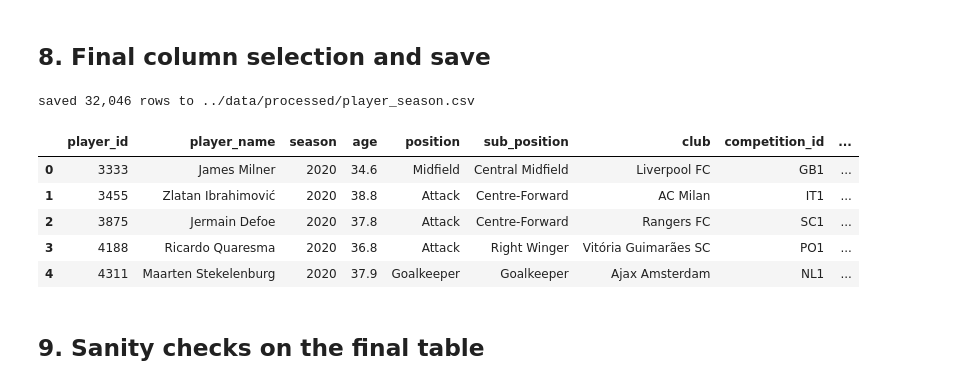
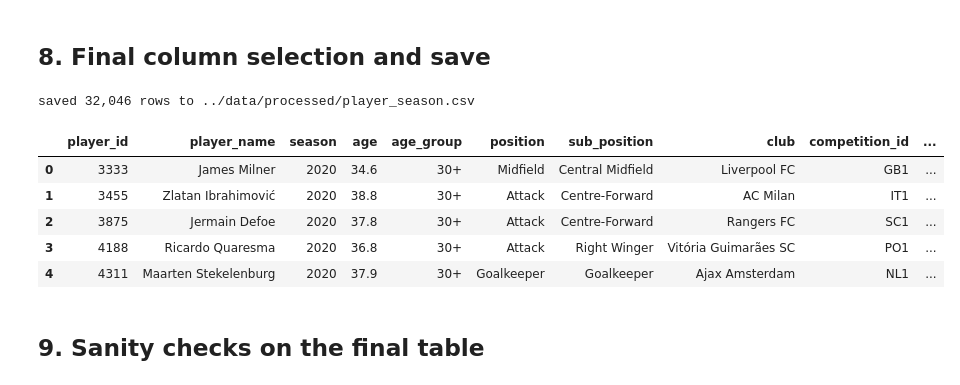
Before and after one commit to niloy-saha-123/DATA400-football-player-market-value-analysis, a Jupyter notebook: notebooks/02_build_player_season.ipynb, the cells around one changed output. Saved outputs shown, nothing was run; the diff lists cells and outputs as text; code cells hidden in the pictures.

Commit message:
feat(data): finalize player-season analytical dataset
Add age_group, goal_contributions, minutes_per_appearance,
market_value_millions, log_market_value; extend validation asserts.

```diff
--- a/notebooks/02_build_player_season.ipynb
+++ b/notebooks/02_build_player_season.ipynb
@@ -383,27 +384,38 @@ fails. Saved to `data/processed/exclusion_summary.csv`.
 # %% [markdown]
 ## 8. Final column selection and save
 # %%
+# Derived variables (raw market_value_in_eur is kept untouched).
+clean["goal_contributions"] = clean["goals"] + clean["assists"]
+clean["minutes_per_appearance"] = clean["total_minutes"] / clean["appearances"]
+clean["market_value_millions"] = clean["market_value_in_eur"] / 1e6
+clean["log_market_value"] = np.log10(clean["market_value_in_eur"])  # log10 EUR
+clean["age_group"] = pd.cut(
+    clean["age"], bins=[0, 21, 24, 27, 30, 100], right=False,
+    labels=["Under 21", "21-23", "24-26", "27-29", "30+"],
+).astype(str)
+
 final_cols = [
-    "player_id", "player_name", "season", "age", "position", "sub_position",
+    "player_id", "player_name", "season", "age", "age_group", "position", "sub_position",
     "club", "competition_id", "competition", "country",
-    "appearances", "total_minutes", "goals", "assists",
+    "appearances", "total_minutes", "minutes_per_appearance", "goals", "assists", "goal_contributions",
     "goals_per_90", "assists_per_90", "goal_contributions_per_90", "analysis_minutes_eligible",
-    "market_value_in_eur", "valuation_date", "valuation_age_days",
+    "market_value_in_eur", "market_value_millions", "log_market_value",
+    "valuation_date", "valuation_age_days",
 ]
 player_season_final = clean[final_cols].sort_values(["season", "player_id"]).reset_index(drop=True)
 
 OUT.parent.mkdir(parents=True, exist_ok=True)
 player_season_final.to_csv(OUT, index=False)
 print(f"saved {len(player_season_final):,} rows to {OUT}")
 player_season_final.head()
 # %% [output]
 saved 32,046 rows to ../data/processed/player_season.csv
-|  | player_id | player_name | season | age | position | sub_position | club | competition_id | ... |
-| 0 | 3333 | James Milner | 2020 | 34.6 | Midfield | Central Midfield | Liverpool FC | GB1 | ... |
-| 1 | 3455 | Zlatan Ibrahimović | 2020 | 38.8 | Attack | Centre-Forward | AC Milan | IT1 | ... |
-| 2 | 3875 | Jermain Defoe | 2020 | 37.8 | Attack | Centre-Forward | Rangers FC | SC1 | ... |
-| 3 | 4188 | Ricardo Quaresma | 2020 | 36.8 | Attack | Right Winger | Vitória Guimarães SC | PO1 | ... |
-| 4 | 4311 | Maarten Stekelenburg | 2020 | 37.9 | Goalkeeper | Goalkeeper | Ajax Amsterdam | NL1 | ... |
+|  | player_id | player_name | season | age | age_group | position | sub_position | club | competition_id | ... |
+| 0 | 3333 | James Milner | 2020 | 34.6 | 30+ | Midfield | Central Midfield | Liverpool FC | GB1 | ... |
+| 1 | 3455 | Zlatan Ibrahimović | 2020 | 38.8 | 30+ | Attack | Centre-Forward | AC Milan | IT1 | ... |
+| 2 | 3875 | Jermain Defoe | 2020 | 37.8 | 30+ | Attack | Centre-Forward | Rangers FC | SC1 | ... |
+| 3 | 4188 | Ricardo Quaresma | 2020 | 36.8 | 30+ | Attack | Right Winger | Vitória Guimarães SC | PO1 | ... |
+| 4 | 4311 | Maarten Stekelenburg | 2020 | 37.9 | 30+ | Goalkeeper | Goalkeeper | Ajax Amsterdam | NL1 | ... |
 # %% [markdown]
 ## 9. Sanity checks on the final table
 # %%
```
Also changed, not shown: parts of 2 cells of this notebook, 2 other files.
